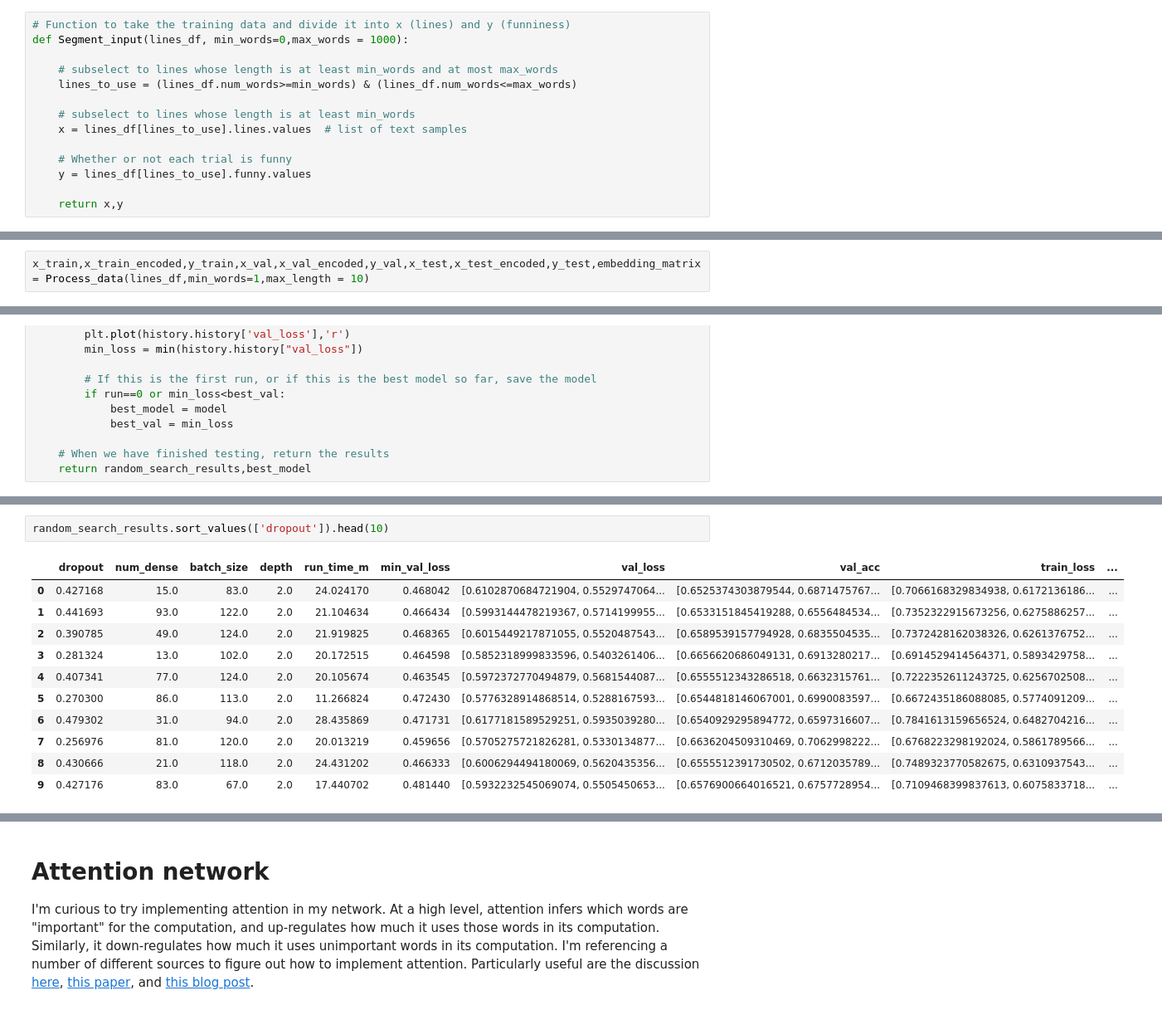
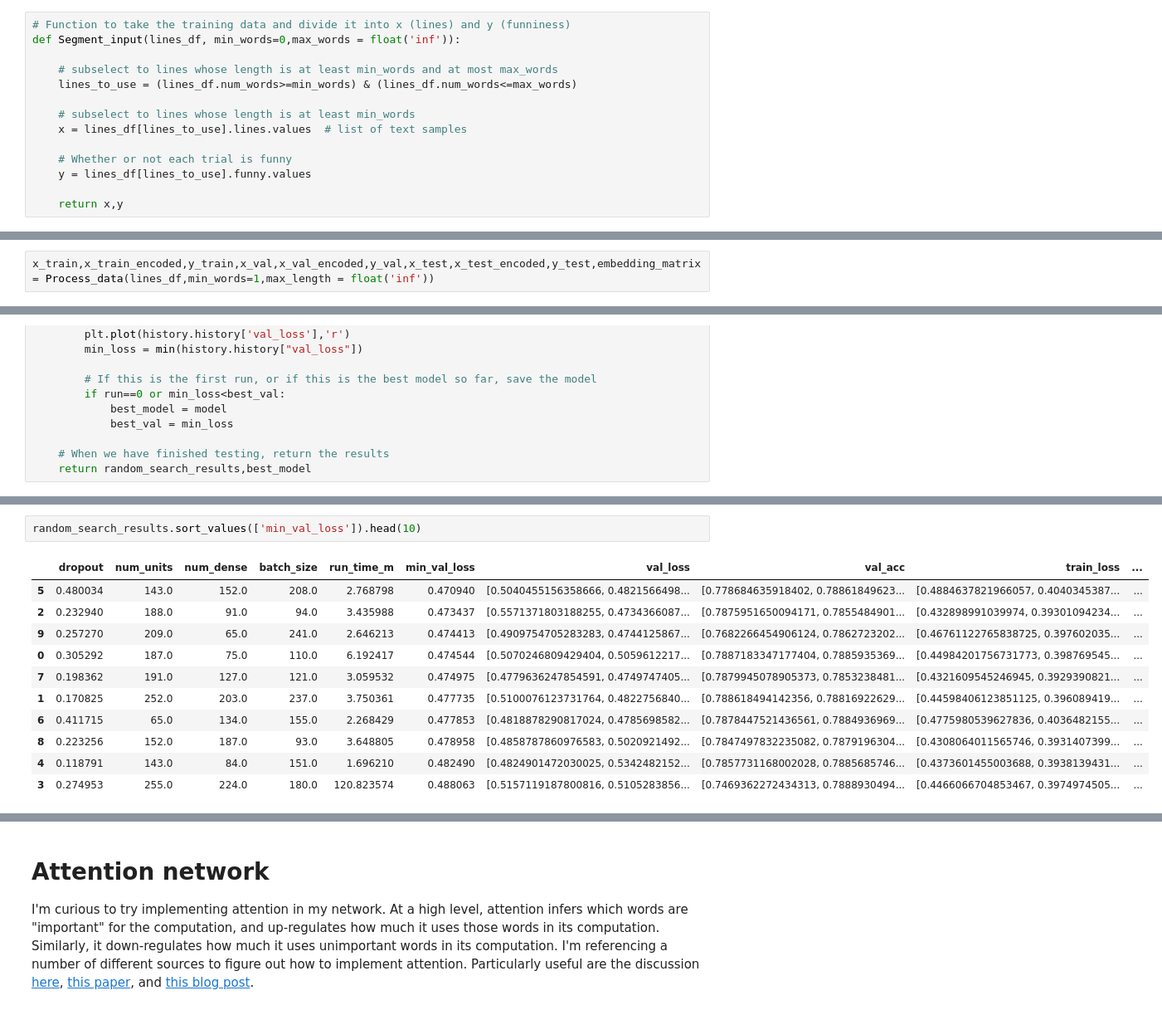
Before and after one commit to coraames/WaitWait, a Jupyter notebook: WWDA Predicting Humor.ipynb, the cells around one changed output, grey strips where cells are left out. Shown: that part at 83% size. Cells and saved outputs as stored; diff of their text form.

```diff
--- a/WWDA Predicting Humor.ipynb
+++ b/WWDA Predicting Humor.ipynb
@@ -787,7 +789,7 @@ VALIDATION_SPLIT = 0.2
 - Extract an embedding matrix from GLOVE embeddings to be used by the model
 # %%
 # Function to take the training data and divide it into x (lines) and y (funniness)
-def Segment_input(lines_df, min_words=0,max_words = 1000):
+def Segment_input(lines_df, min_words=0,max_words = float('inf')):
 
     # subselect to lines whose length is at least min_words and at most max_words
     lines_to_use = (lines_df.num_words>=min_words) & (lines_df.num_words<=max_words)
@@ -866,7 +873,7 @@ def Process_data(lines_df, min_words=20,max_length = MAX_SEQUENCE_LENGTH,
     embedding_matrix = Make_embedding_matrix(word_index)
     return x_train,x_train_encoded,y_train,x_val,x_val_encoded,y_val,x_test,x_test_encoded,y_test,embedding_matrix
 # %%
-x_train,x_train_encoded,y_train,x_val,x_val_encoded,y_val,x_test,x_test_encoded,y_test,embedding_matrix = Process_data(lines_df,min_words=1,max_length = 10)
+x_train,x_train_encoded,y_train,x_val,x_val_encoded,y_val,x_test,x_test_encoded,y_test,embedding_matrix = Process_data(lines_df,min_words=1,max_length = float('inf'))
 # %% [output]
 Indexing word vectors.
 Found 400000 word vectors.
@@ -1166,17 +1162,17 @@ Epoch 1/30
 # %%
-random_search_results.sort_values(['dropout']).head(10)
+random_search_results.sort_values(['min_val_loss']).head(10)
 # %% [output]
-|  | dropout | num_dense | batch_size | depth | run_time_m | min_val_loss | val_loss | val_acc | train_loss | ... |
-| 0 | 0.427168 | 15.0 | 83.0 | 2.0 | 24.024170 | 0.468042 | [0.6102870684721904, 0.5529747064... | [0.6525374303879544, 0.6871475767... | [0.7066168329834938, 0.6172136186... | ... |
-| 1 | 0.441693 | 93.0 | 122.0 | 2.0 | 21.104634 | 0.466434 | [0.5993144478219367, 0.5714199955... | [0.6533151845419288, 0.6556484534... | [0.7352322915673256, 0.6275886257... | ... |
-| 2 | 0.390785 | 49.0 | 124.0 | 2.0 | 21.919825 | 0.468365 | [0.6015449217871055, 0.5520487543... | [0.6589539157794928, 0.6835504535... | [0.7372428162038326, 0.6261376752... | ... |
-| 3 | 0.281324 | 13.0 | 102.0 | 2.0 | 20.172515 | 0.464598 | [0.5852318999833596, 0.5403261406... | [0.6656620686049131, 0.6913280217... | [0.6914529414564371, 0.5893429758... | ... |
-| 4 | 0.407341 | 77.0 | 124.0 | 2.0 | 20.105674 | 0.463545 | [0.5972372770494879, 0.5681544087... | [0.6555512343286518, 0.6632315761... | [0.7222352611243725, 0.6256702508... | ... |
-| 5 | 0.270300 | 86.0 | 113.0 | 2.0 | 11.266824 | 0.472430 | [0.5776328914868514, 0.5288167593... | [0.6544818146067001, 0.6990083597... | [0.6672435186088085, 0.5774091209... | ... |
-| 6 | 0.479302 | 31.0 | 94.0 | 2.0 | 28.435869 | 0.471731 | [0.6177181589529251, 0.5935039280... | [0.6540929295894772, 0.6597316607... | [0.7841613159656524, 0.6482704216... | ... |
-| 7 | 0.256976 | 81.0 | 120.0 | 2.0 | 20.013219 | 0.459656 | [0.5705275721826281, 0.5330134877... | [0.6636204509310469, 0.7062998222... | [0.6768223298192024, 0.5861789566... | ... |
-| 8 | 0.430666 | 21.0 | 118.0 | 2.0 | 24.431202 | 0.466333 | [0.6006294494180069, 0.5620435356... | [0.6555512391730502, 0.6712035789... | [0.7489323770582675, 0.6310937543... | ... |
-| 9 | 0.427176 | 83.0 | 67.0 | 2.0 | 17.440702 | 0.481440 | [0.5932232545069074, 0.5505450653... | [0.6576900664016521, 0.6757728954... | [0.7109468399837613, 0.6075833718... | ... |
+|  | dropout | num_units | num_dense | batch_size | run_time_m | min_val_loss | val_loss | val_acc | train_loss | ... |
+| 5 | 0.480034 | 143.0 | 152.0 | 208.0 | 2.768798 | 0.470940 | [0.5040455156358666, 0.4821566498... | [0.778684635918402, 0.78861849623... | [0.4884637821966057, 0.4040345387... | ... |
+| 2 | 0.232940 | 188.0 | 91.0 | 94.0 | 3.435988 | 0.473437 | [0.5571371803188255, 0.4734366087... | [0.7875951650094171, 0.7855484901... | [0.432898991039974, 0.39301094234... | ... |
+| 9 | 0.257270 | 209.0 | 65.0 | 241.0 | 2.646213 | 0.474413 | [0.4909754705283283, 0.4744125867... | [0.7682266454906124, 0.7862723202... | [0.46761122765838725, 0.397602035... | ... |
+| 0 | 0.305292 | 187.0 | 75.0 | 110.0 | 6.192417 | 0.474544 | [0.5070246809429404, 0.5059612217... | [0.7887183347177404, 0.7885935369... | [0.44984201756731773, 0.398769545... | ... |
+| 7 | 0.198362 | 191.0 | 127.0 | 121.0 | 3.059532 | 0.474975 | [0.4779636247854591, 0.4749747405... | [0.7879945078905373, 0.7853238481... | [0.4321609545246945, 0.3929390821... | ... |
+| 1 | 0.170825 | 252.0 | 203.0 | 237.0 | 3.750361 | 0.477735 | [0.5100076123731764, 0.4822756840... | [0.788618494142356, 0.78816922629... | [0.44598406123851125, 0.396089419... | ... |
+| 6 | 0.411715 | 65.0 | 134.0 | 155.0 | 2.268429 | 0.477853 | [0.4818878290817024, 0.4785698582... | [0.7878447521436561, 0.7884936969... | [0.4775980539627836, 0.4036482155... | ... |
+| 8 | 0.223256 | 152.0 | 187.0 | 93.0 | 3.648805 | 0.478958 | [0.4858787860976583, 0.5020921492... | [0.7847497832235082, 0.7879196304... | [0.4308064011565746, 0.3931407399... | ... |
+| 4 | 0.118791 | 143.0 | 84.0 | 151.0 | 1.696210 | 0.482490 | [0.4824901472030025, 0.5342482152... | [0.7857731168002028, 0.7885685746... | [0.4373601455003688, 0.3938139431... | ... |
+| 3 | 0.274953 | 255.0 | 224.0 | 180.0 | 120.823574 | 0.488063 | [0.5157119187800816, 0.5105283856... | [0.7469362272434313, 0.7888930494... | [0.4466066704853467, 0.3974974505... | ... |
 # %%
 random_search_results.corr()['min_val_loss']
 # %% [output]
```
Also changed, not shown: parts of 11 cells of this notebook.
